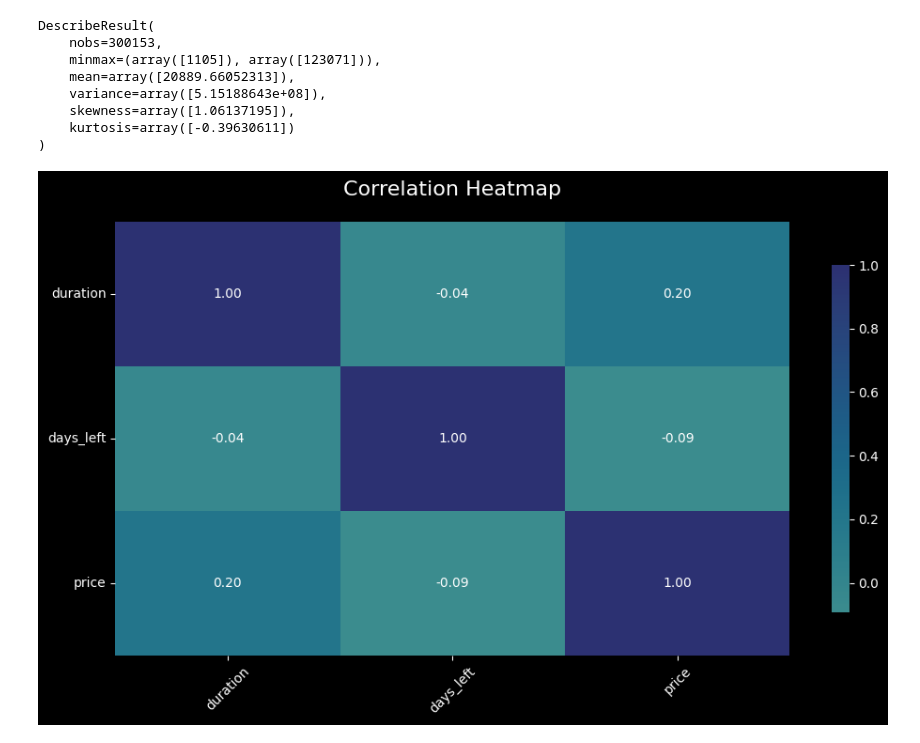
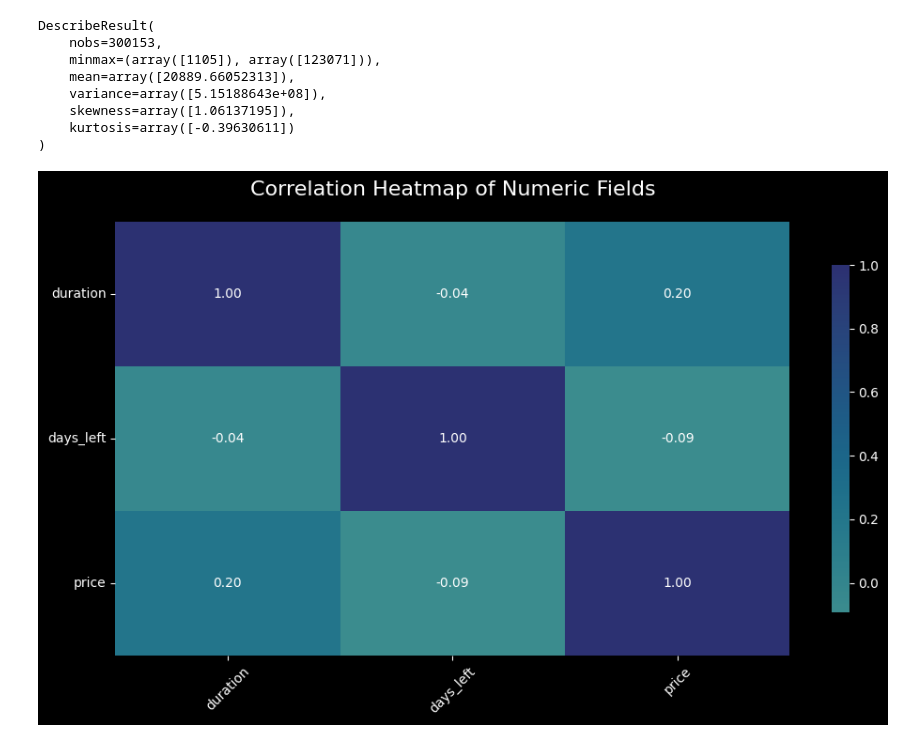
Before and after one commit to xyizko/xo-mathz, a Jupyter notebook: nb/yt-pandas-2.ipynb, the cells around one changed output. Saved outputs shown, nothing was run; the diff lists cells and outputs as text; code cells hidden in the pictures.

```diff
--- a/nb/yt-pandas-2.ipynb
+++ b/nb/yt-pandas-2.ipynb
@@ -1320,32 +1320,32 @@ DescribeResult(
 # Make Pearons correlation
 
 def pear1():
 
     # Seleect only numeric types
     numeric_df = da1a.select_dtypes(include='number')
 
     # Make a correlation  matrix
     corr_matrix = numeric_df.corr()
 
     plt.figure(figsize=(10, 6))
 
     # Generate a mask for the upper triangle (optional, for cleaner look)
     sns.heatmap(
         corr_matrix,
         annot=True,           # Show correlation values in cells
         cmap='crest',      # Color scheme: red = positive, blue = negative
         center=0,             # Center color at zero
         square=False,         # Cells don't need to be square
         fmt='.2f',            # Format numbers to 2 decimal places
         cbar_kws={"shrink": 0.8}  # Shrink color bar
     )
 
-    plt.title("Correlation Heatmap", fontsize=16, pad=20)
+    plt.title("Correlation Heatmap of Numeric Fields", fontsize=16, pad=20)
     plt.xticks(rotation=45)
     plt.yticks(rotation=0)
     plt.tight_layout()
     plt.show()
 
 pear1()
 # %% [output]
-[figure, old version]
+[figure, new version]
```
